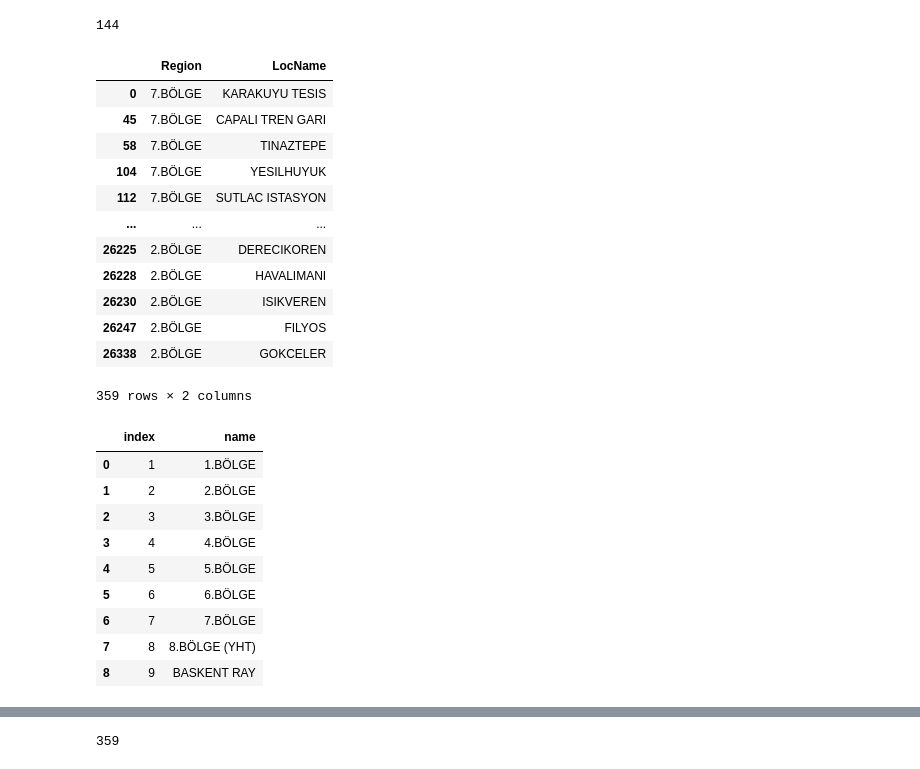
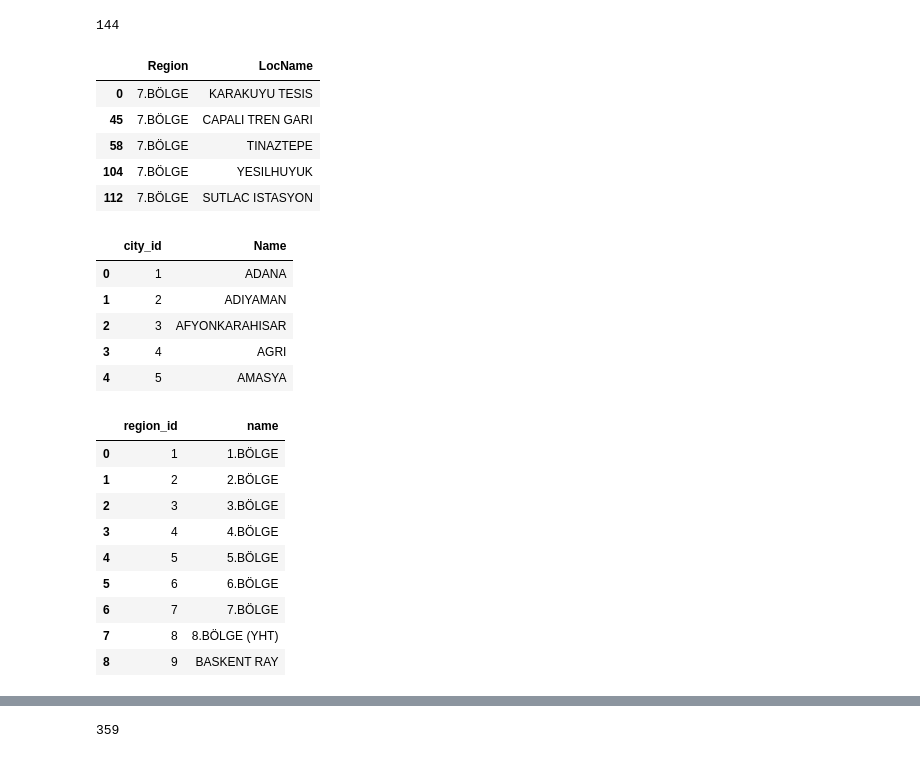
Before and after one commit to kurtgodel1/emlak, a Jupyter notebook: emlak.ipynb, the cells around one changed output, grey strips where cells are left out. Cells and saved outputs as stored; diff of their text form; code cells hidden in the pictures.

```diff
--- a/emlak.ipynb
+++ b/emlak.ipynb
@@ -370,43 +254,59 @@ emlakverileri = pd.read_excel(r'/Users/aliosmanyilmaz/Downloads/emlakverileri.xl
 # %%
 building = emlakverileri[["Type", "Code", "ParentCode", "Region", "LocName","Hiyerarşi","City","FID","Ada","Parsel","TabanAlanı","ToplamİnşaatAlanı"]]
 building.dtypes
 
 campus = building[building["Hiyerarşi"].str.len() == 8]
 real_estate = building[building["Hiyerarşi"].str.len() == 17]
 independent_section = building[building["Hiyerarşi"].str.len() > 17]
 
+deed = emlakverileri[["Ada", "Parsel", "City", "TabanAlanı", "ToplamİnşaatAlanı", "FID"]]
 
 campus = campus[["Region", "LocName"]]
 
-campus
+campus.head()
 # %% [output]
 |  | Region | LocName |
 | 0 | 7.BÖLGE | KARAKUYU TESIS |
 | 45 | 7.BÖLGE | CAPALI TREN GARI |
 | 58 | 7.BÖLGE | TINAZTEPE |
 | 104 | 7.BÖLGE | YESILHUYUK |
 | 112 | 7.BÖLGE | SUTLAC ISTASYON |
-| ... | ... | ... |
-| 26225 | 2.BÖLGE | DERECIKOREN |
-| 26228 | 2.BÖLGE | HAVALIMANI |
-| 26230 | 2.BÖLGE | ISIKVEREN |
-| 26247 | 2.BÖLGE | FILYOS |
-| 26338 | 2.BÖLGE | GOKCELER |
-359 rows × 2 columns
+# %%
+cities=["Adana", "Adiyaman", "Afyonkarahisar", "Agri", "Amasya", "Ankara", "Antalya", "Artvin", "Aydin", "Balikesir", "Bilecik", "Bingol", "Bitlis", "Bolu", "Burdur", "Bursa", "Canakkale", "Cankiri", "Corum", "Denizli", "Diyarbakir", "Edirne", "Elazig", "Erzincan", "Erzurum", "Eskisehir", "Gaziantep", "Giresun", "Gümüshane", "Hakkari", "Hatay", "isparta", "icel (Mersin)", "istanbul", "izmir", "Kars", "Kastamonu", "Kayseri", "Kirklareli", "Kirsehir", "Kocaeli", "Konya", "Kutahya", "Malatya", "Manisa", "Kahramanmaras", "Mardin", "Mugla", "Mus", "Nevsehir", "Nigde", "Ordu", "Rize", "Sakarya", "Samsun", "Siirt", "Sinop", "Sivas", "Tekirdag", "Tokat", "Trabzon", "Tunceli", "Sanliurfa", "Usak", "Van", "Yozgat", "Zonguldak", "Aksaray", "Bayburt", "Karaman", "Kirikkale", "Batman", "Sirnak", "Bartin", "Ardahan", "igdir", "Yalova", "Karabuk", "Kilis", "Osmaniye", "Duzce"
+]
+
+cities = {'Name': cities}
+cities = pd.DataFrame(cities)
+cities.index += 1
+
+cities.reset_index(inplace=True)
+cities = cities.rename(columns = {'index':'city_id'})
+cities["Name"] = cities["Name"].str.lower().str.upper()
+cities.head()
+# %% [output]
+|  | city_id | Name |
+| 0 | 1 | ADANA |
+| 1 | 2 | ADIYAMAN |
+| 2 | 3 | AFYONKARAHISAR |
+| 3 | 4 | AGRI |
+| 4 | 5 | AMASYA |
 # %%
 regions = emlakverileri["Region"].unique()
 regions = {'name': regions}
 regions = pd.DataFrame(regions)
 regions.loc[len(regions.index)] = ['5.BÖLGE']
-regions = regions.sort_values(by=['name']).dropna()
-regions.reset_index(inplace=True)
-regions = regions[["name"]]
+
+regions = regions\
+          .sort_values(by=['name'])\
+          .dropna()\
+          .reset_index(drop=True)
+
 regions.index += 1
-regions.reset_index(inplace=True)
+regions.reset_index(inplace=True, names='region_id')
 
 regions
 # %% [output]
-|  | index | name |
+|  | region_id | name |
 | 0 | 1 | 1.BÖLGE |
 | 1 | 2 | 2.BÖLGE |
 | 2 | 3 | 3.BÖLGE |
```
Also changed, not shown: parts of 44 cells of this notebook.
